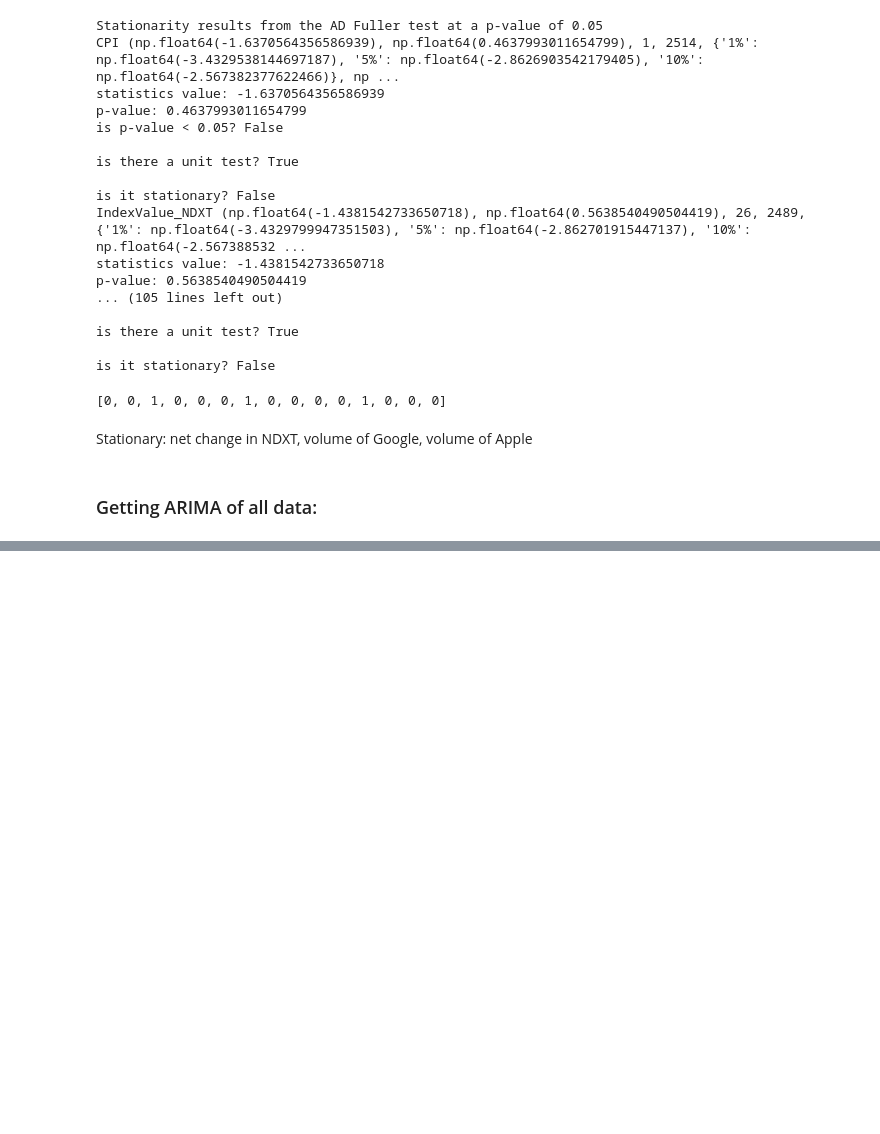
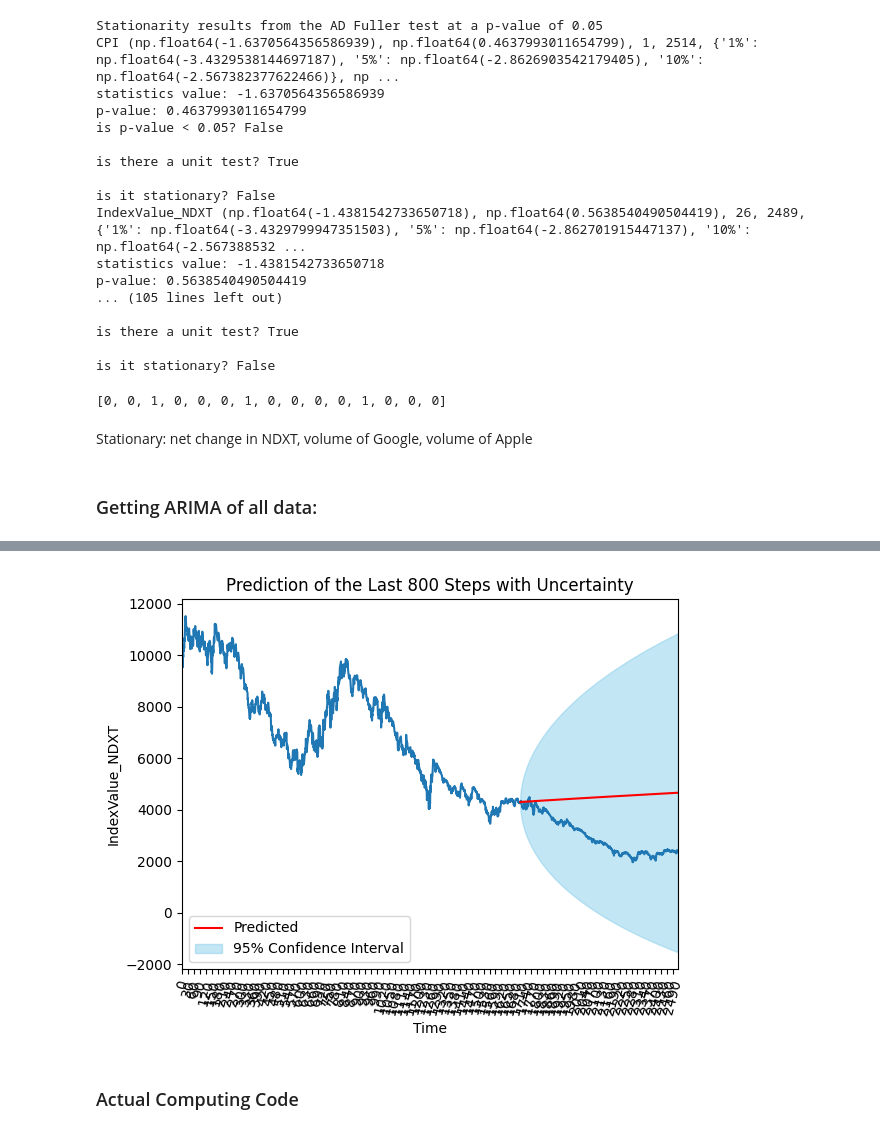
Before and after one commit to jclauss24/MTLSA_Project, a Jupyter notebook: Analysis/ARIMA_processing.ipynb, the cells around one changed output, grey strips where cells are left out. Cells and saved outputs as stored; diff of their text form; code cells hidden in the pictures; blank space fills up the shorter version.

```diff
--- a/Analysis/ARIMA_processing.ipynb
+++ b/Analysis/ARIMA_processing.ipynb
@@ -110,13 +190,13 @@ Stationary: net change in NDXT, volume of Google, volume of Apple
 # %%
-# to run the model for 1 column:
+# test running things
 
-column_name = colNames[1]
-N_test = 60
-p = 7
-i = stationary_list[1-1]
-q = 3 # picking this as 3 for now ig
+column_name = colNames[2]
+N_test = 800
+p = 6
+i = stationary_list[2-1]
+q = 5
 
 print("information for " + str(column_name))
-arima_model = sm.tsa.ARIMA(tss.iloc[:-60][column_name], order=(p, i, q))
-model_fit = arma_model.fit()
+arima_model = sm.tsa.ARIMA(data.iloc[:-800][column_name], order=(p, i, q))
+model_fit = arima_model.fit()
 model_fit.summary()
@@ -122,0 +234,32 @@ model_fit.summary()
+# %%
+plt.plot(data.iloc[:].index, data.iloc[:][column_name])
+
+forecast = model_fit.get_forecast(800)
+yhat = forecast.predicted_mean
+yhat_conf_int = forecast.conf_int()
+
+
+yhatArray = yhat.values
+dataValues = data.iloc[-800:][column_name].values
+residual = dataValues - yhatArray
+
+
+# Plot the predictions with uncertainty
+plt.plot(data.iloc[-800:].index, yhat, label="Predicted", color="red")
+plt.fill_between(data.iloc[-800:].index,  yhat_conf_int["lower " + column_name],
+                 yhat_conf_int["upper " + column_name],
+                 color="skyblue",
+                 label="95% Confidence Interval", alpha=0.50)
+plt.xticks(data.index[::30], rotation=75)
+
+plt.xlim(0, len(data['Date']))
+
+plt.xlabel("Time")
+plt.ylabel(column_name)
+plt.title("Prediction of the Last 800 Steps with Uncertainty")
+plt.legend(fontsize=10)
+plt.show()
+# %% [output]
+[figure, added]
+# %% [markdown]
+### Actual Computing Code
```
Also changed, not shown: parts of 11 cells of this notebook.
